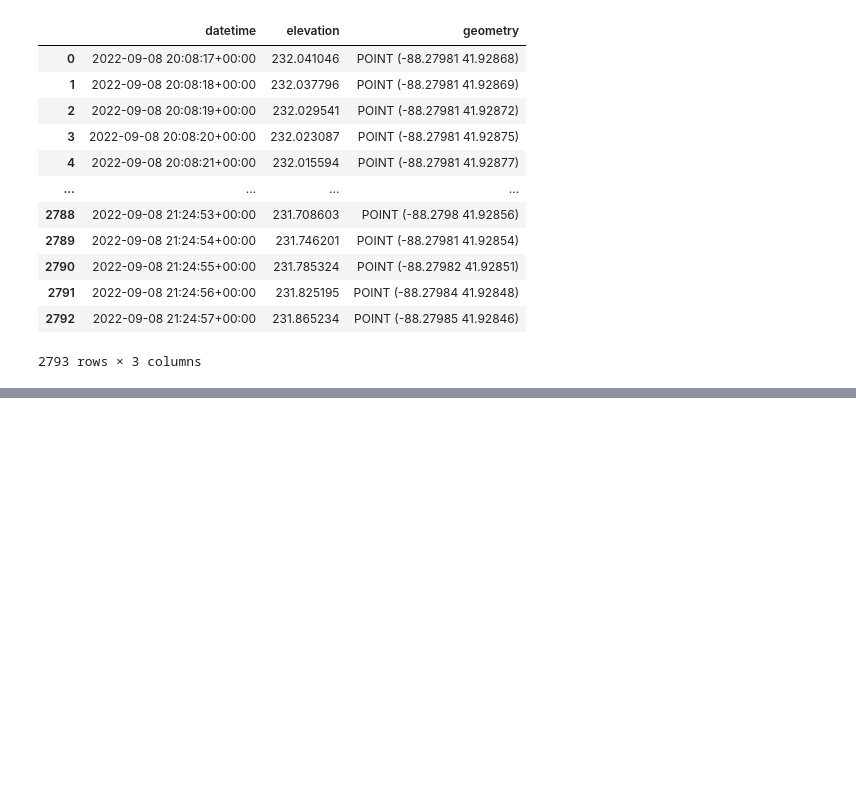
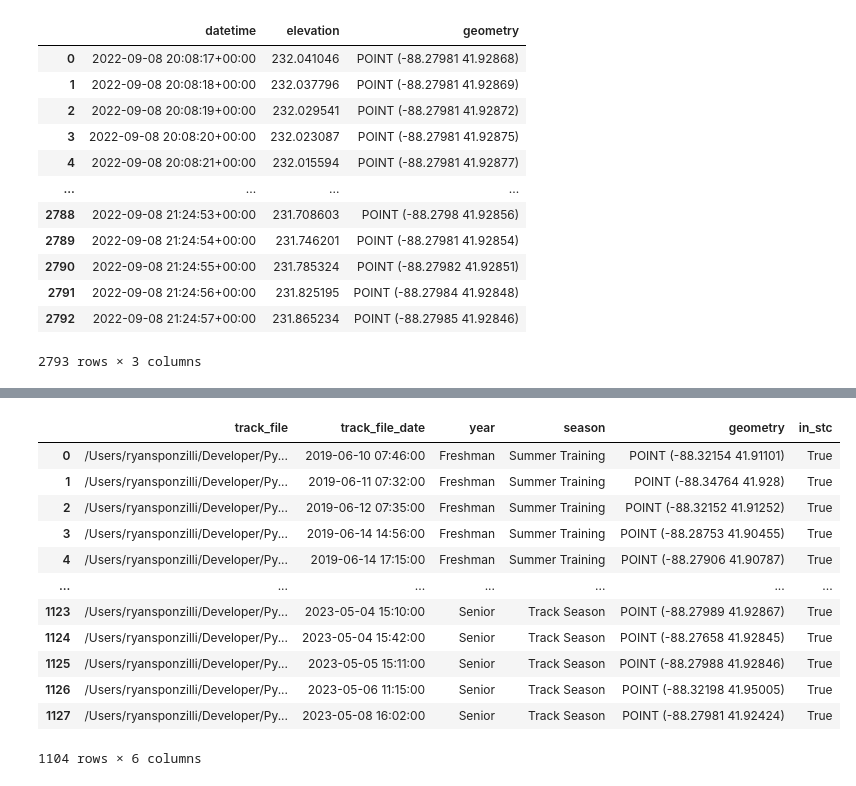
Before and after one commit to ryguy2k4/xc-routes, a Jupyter notebook: notebooks/gpx_tracks.ipynb, the cells around one changed output, grey strips where cells are left out. Drawn from its saved outputs; the diff is of its cells as text; code cells hidden in the pictures; blank space fills up the shorter version.

```diff
--- a/notebooks/gpx_tracks.ipynb
+++ b/notebooks/gpx_tracks.ipynb
@@ -38,0 +70,12 @@ gdf.explore()
+# %%
+# load track files
+path = '/Users/ryansponzilli/Developer/Python Projects/health-data/data/raw/apple_health/apple_health_export/workout-routes'
+tracks = glob.glob(path + "/*")
+track_datetimes = [datetime.strptime(t.split("/")[-1].removeprefix("route_").removesuffix(".gpx"), "%Y-%m-%d_%I.%M%p") for t in tracks]
+# assemble dataframe
+df_tracks = pd.DataFrame({"track_file": tracks, "track_file_date": track_datetimes})
+df_tracks = df_tracks.loc[(df_tracks["track_file_date"] >= MIN_DATE) & (df_tracks["track_file_date"] <= MAX_DATE)].sort_values("track_file_date").reset_index(drop=True)
+# bucket dates into seasons
+df_tracks["year"] = df_tracks["track_file_date"].apply(lambda x: bucket_date(x)[0])
+df_tracks["season"] = df_tracks["track_file_date"].apply(lambda x: bucket_date(x)[1])
+df_tracks = df_tracks.dropna()
@@ -38,0 +119,18 @@ gdf.explore()
+# %%
+gdf_tracks = gp.GeoDataFrame(df_tracks, geometry=point_list, crs="EPSG:4326")
+gdf_tracks["in_stc"] = in_stc_list
+gdf_tracks
+# %% [output]
+|  | track_file | track_file_date | year | season | geometry | in_stc |
+| 0 | /Users/ryansponzilli/Developer/Py... | 2019-06-10 07:46:00 | Freshman | Summer Training | POINT (-88.32154 41.91101) | True |
+| 1 | /Users/ryansponzilli/Developer/Py... | 2019-06-11 07:32:00 | Freshman | Summer Training | POINT (-88.34764 41.928) | True |
+| 2 | /Users/ryansponzilli/Developer/Py... | 2019-06-12 07:35:00 | Freshman | Summer Training | POINT (-88.32152 41.91252) | True |
+| 3 | /Users/ryansponzilli/Developer/Py... | 2019-06-14 14:56:00 | Freshman | Summer Training | POINT (-88.28753 41.90455) | True |
+| 4 | /Users/ryansponzilli/Developer/Py... | 2019-06-14 17:15:00 | Freshman | Summer Training | POINT (-88.27906 41.90787) | True |
+| ... | ... | ... | ... | ... | ... | ... |
+| 1123 | /Users/ryansponzilli/Developer/Py... | 2023-05-04 15:10:00 | Senior | Track Season | POINT (-88.27989 41.92867) | True |
+| 1124 | /Users/ryansponzilli/Developer/Py... | 2023-05-04 15:42:00 | Senior | Track Season | POINT (-88.27658 41.92845) | True |
+| 1125 | /Users/ryansponzilli/Developer/Py... | 2023-05-05 15:11:00 | Senior | Track Season | POINT (-88.27988 41.92846) | True |
+| 1126 | /Users/ryansponzilli/Developer/Py... | 2023-05-06 11:15:00 | Senior | Track Season | POINT (-88.32198 41.95005) | True |
+| 1127 | /Users/ryansponzilli/Developer/Py... | 2023-05-08 16:02:00 | Senior | Track Season | POINT (-88.27981 41.92424) | True |
+1104 rows × 6 columns
```
Also changed, not shown: parts of 10 cells of this notebook, 3 other files.
